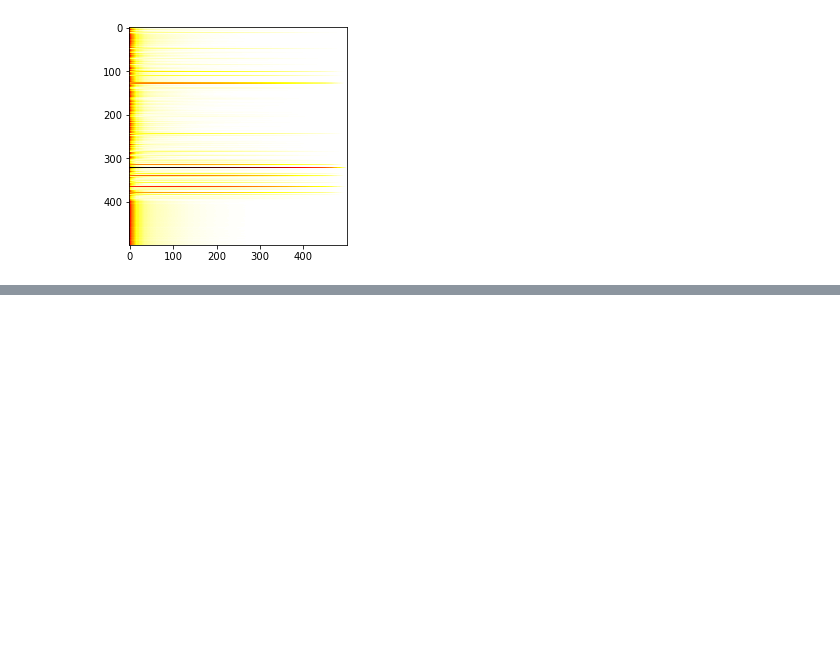
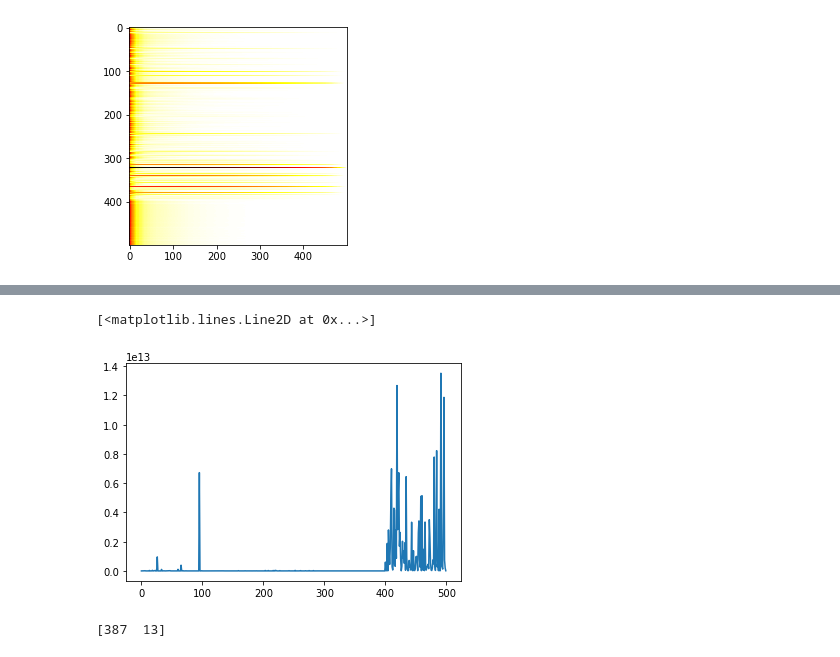
Before and after one commit to DevNerds2020/EEG-signals-machine-learning, a Jupyter notebook: pre-proc.ipynb, the cells around one changed output, grey strips where cells are left out. Cells and saved outputs as stored; diff of their text form; code cells hidden in the pictures; blank space fills up the shorter version.

Commit message:
added clusters

```diff
--- a/pre-proc.ipynb
+++ b/pre-proc.ipynb
@@ -773,0 +821,25 @@ new_optimizedX.shape
+# %%
+while True:
+    best_features = get_best_features(new_optimizedX)
+    if len(best_features) == 0:
+        new_optimizedX = np.delete(new_optimizedX, 0, axis=1)
+        if new_optimizedX.shape[1] == 0:
+            break
+        continue
+    else:
+        new_optimizedX = new_optimizedX[:,best_features]
+        break
+# %%
+plt.plot(new_optimizedX)
+# %% [output]
+[<matplotlib.lines.Line2D at 0x...>]
+[figure, added]
+# %%
+#cluster data
+x_train, x_test, y_train, y_test = train_test_split(new_optimizedX, y, test_size=0.2, random_state=seed, shuffle=True)
+from sklearn.cluster import KMeans
+kmeans = KMeans(n_clusters=2, random_state=0).fit(x_train)
+#describe each cluster data length
+print(np.bincount(kmeans.labels_))
+# %% [output]
+[387  13]
```
Also changed, not shown: parts of 10 cells of this notebook.
